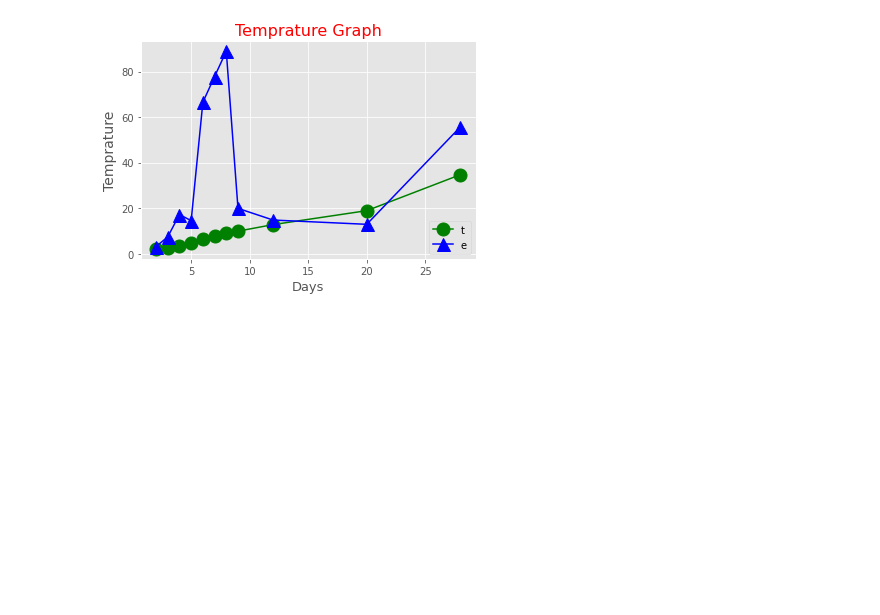
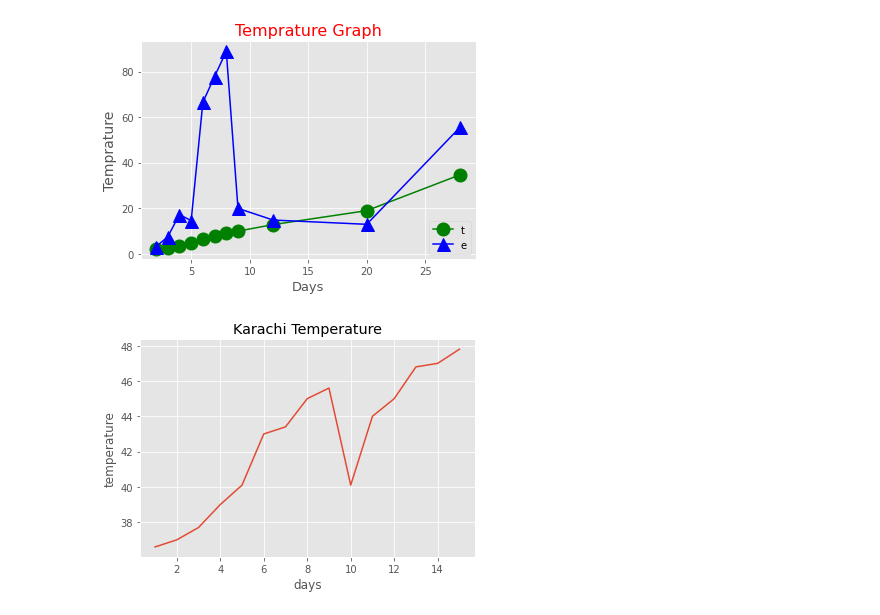
Before and after one commit to Wajihashoaib/Visualization-, a Jupyter notebook: Line_Chart.ipynb, the cells around one changed output. Drawn from its saved outputs; the diff is of its cells as text; code cells hidden in the pictures; blank space fills up the shorter version.

Commit message:
Line Chart

```diff
--- a/Line_Chart.ipynb
+++ b/Line_Chart.ipynb
@@ -42,3 +42,15 @@ plt.legend('temp-line' , loc = 4)
 plt.show()
 # %% [output]
 [figure]
+# %%
+days = [1,2,3,4,5,6,7,8,9,10,11,12,13,14,15]
+temperature = [36.6, 37, 37.7,39,40.1,43,43.4,45,45.6,40.1,44,45,46.8,47,47.8]
+# %%
+# plot line with x-axis, y-axis and title
+plt.plot(days, temperature)
+plt.title("Karachi Temperature")
+plt.xlabel("days")
+plt.ylabel("temperature")
+plt.show()
+# %% [output]
+[figure, added]
```
Also changed, not shown: parts of 3 cells of this notebook.
